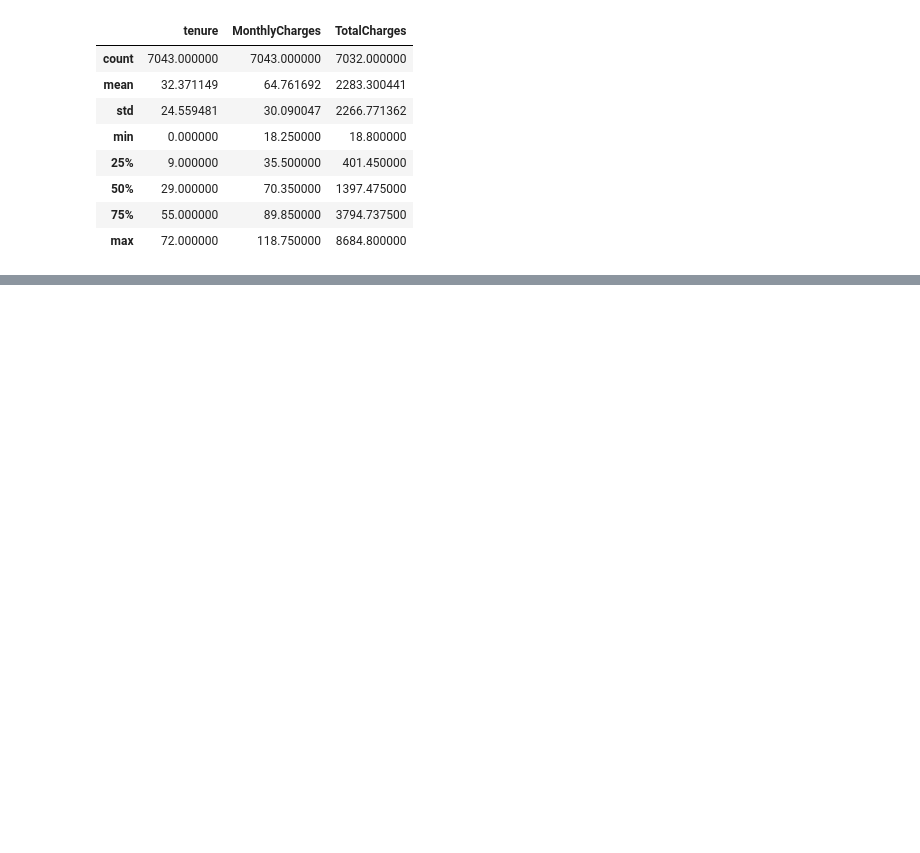
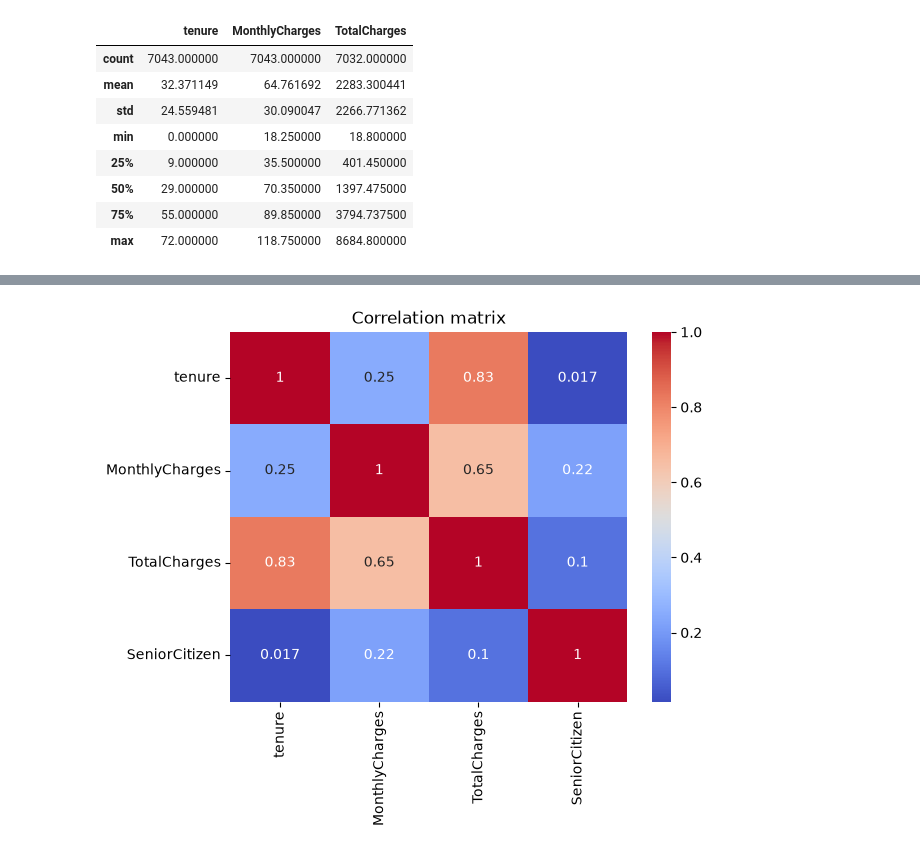
Before and after one commit to Anoop-2752/mlops-churn-pipeline, a Jupyter notebook: notebooks/01_eda.ipynb, the cells around one changed output, grey strips where cells are left out. Saved outputs shown, nothing was run; the diff lists cells and outputs as text; code cells hidden in the pictures; blank space fills up the shorter version.

```diff
--- a/notebooks/01_eda.ipynb
+++ b/notebooks/01_eda.ipynb
@@ -97,0 +126,8 @@ df[["tenure", "MonthlyCharges", "TotalCharges"]].describe()
+# %%
+# Correlation among numeric features
+numeric_df = df[["tenure", "MonthlyCharges", "TotalCharges", "SeniorCitizen"]]
+sns.heatmap(numeric_df.corr(), annot=True, cmap="coolwarm")
+plt.title("Correlation matrix")
+plt.show()
+# %% [output]
+[figure, added]
```
Also changed, not shown: parts of 3 cells of this notebook, 8 other files.
